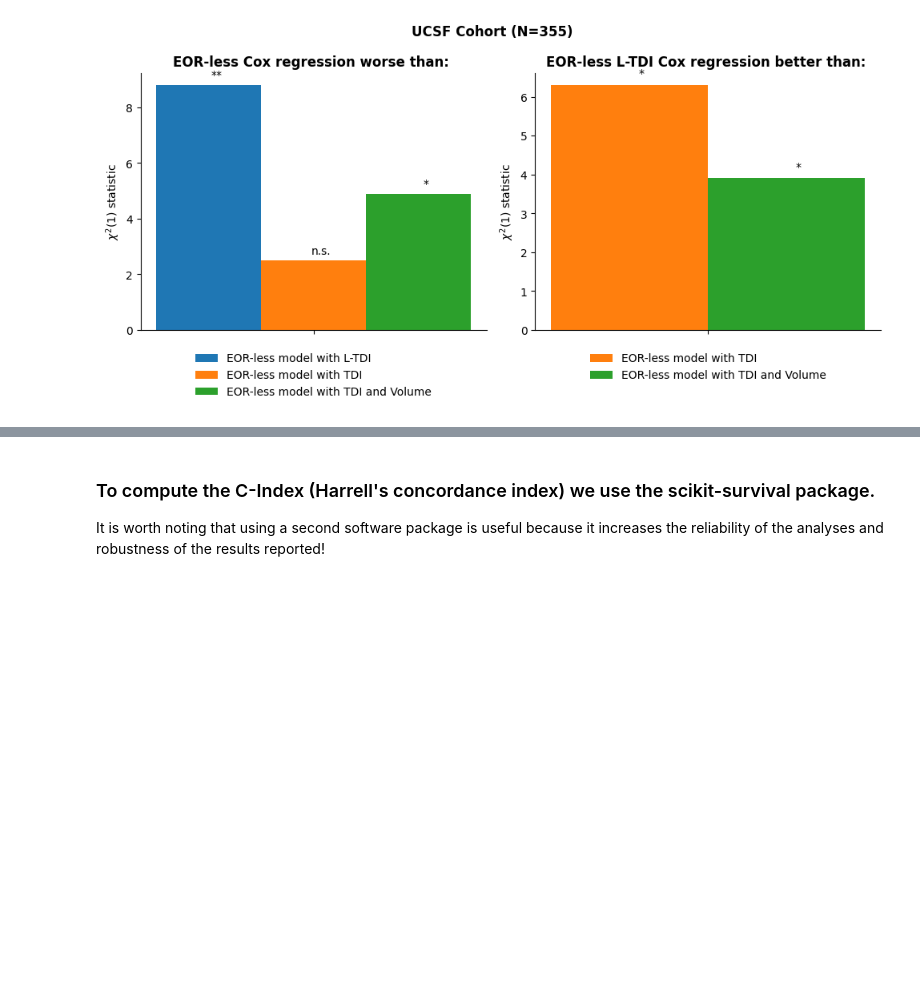
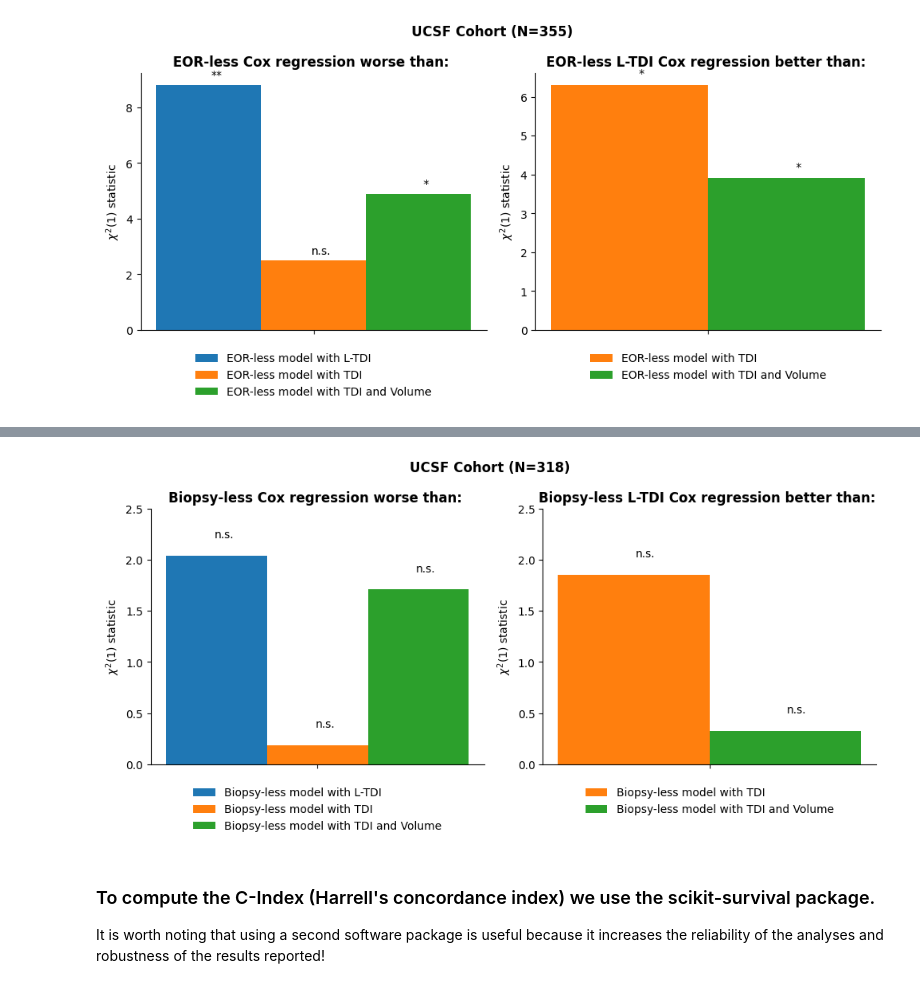
Before and after one commit to JoanSano/NormWM_4_Glioblastoma, a Jupyter notebook: UCSF-PDGM/multivariate_survival.ipynb, the cells around one changed output, grey strips where cells are left out. Cells and saved outputs as stored; diff of their text form; code cells hidden in the pictures; blank space fills up the shorter version.

Commit message:
added cox without biopsy extra

```diff
--- a/UCSF-PDGM/multivariate_survival.ipynb
+++ b/UCSF-PDGM/multivariate_survival.ipynb
@@ -684,3 +798,74 @@ fig.savefig(os.path.join(figs_folder, f"Cox-regression_without-EOR.{fmt}"), dpi=
+# %%
+def get_significance_marker(p):
+    if p < 0.001:
+        return "***"
+    elif p < 0.01:
+        return "**"
+    elif p < 0.05:
+        return "*"
+    else:
+        return "n.s."
+
+fig, ax = plt.subplots(1,2,figsize=(10, 5))
+bar_width = 0.2
+time_labels = [""]
+x = np.arange(len(time_labels))
+
+### Measuring the added value of tract density-based covariates
+model_labels = ["Biopsy-less model with L-TDI", "Biopsy-less model with TDI", "Biopsy-less model with TDI and Volume"]
+colors = ["tab:blue", "tab:orange", "tab:green"]
+llrs = np.array([
+    [chi2_LTDI, chi2_TDI, chi2_TDI_volume]
+])
+p_values = 1 - chi2.cdf(llrs, df=1)
+for i in range(len(model_labels)):
+    bars = ax[0].bar(x + i * bar_width, llrs[:, i], width=bar_width, label=model_labels[i], color=colors[i])
+    for j, bar in enumerate(bars):
+        height = bar.get_height()
+        significance = get_significance_marker(p_values[j, i])
+        ax[0].text(
+            bar.get_x() + bar.get_width() / 2 + 0.015,
+            height + 0.15,
+            significance,
+            ha="center", va="bottom", fontsize=10
+        )
+ax[0].set_ylim([0,2.5])
+ax[0].spines[["top","right"]].set_visible(False)
+ax[0].set_xticks(x + bar_width, time_labels)
+ax[0].set_ylabel(r'$\chi^2(1)$'+" statistic")
+ax[0].legend(frameon=False, loc="upper center", bbox_to_anchor=(0.5, -0.05))
+ax[0].set_title("Biopsy-less Cox regression worse than: ", fontweight='bold', fontsize=12)
+
+### L-TDI against the other two models
+model_labels = ["Biopsy-less model with TDI", "Biopsy-less model with TDI and Volume"]
+colors = ["tab:orange", "tab:green"]
+llrs = np.array([
+    [chi2_LTDI_better, chi2_LTDI_better_volume]
+])
+p_values = 1 - chi2.cdf(llrs, df=1)
+for i in range(len(model_labels)):
+    bars = ax[1].bar(x + i * bar_width, llrs[:, i], width=bar_width, label=model_labels[i], color=colors[i])
+    for j, bar in enumerate(bars):
+        height = bar.get_height()
+        significance = get_significance_marker(p_values[j, i])
+        ax[1].text(
+            bar.get_x() + bar.get_width() / 2 + 0.015,
+            height + 0.15,
+            significance,
+            ha="center", va="bottom", fontsize=10
+        )
+ax[1].set_ylim([0,2.5])
+ax[1].spines[["top","right"]].set_visible(False)
+ax[1].set_xticks(x + bar_width/2, time_labels)
+ax[1].set_ylabel(r'$\chi^2(1)$'+" statistic")
+ax[1].legend(frameon=False, loc="upper center", bbox_to_anchor=(0.5, -0.05))
+ax[1].set_title("Biopsy-less L-TDI Cox regression better than: ", fontweight='bold', fontsize=12)
+
+fig.suptitle(f"UCSF Cohort (N={len(data)})", fontsize=12, fontweight='bold')
+fig.tight_layout()
+fig.savefig(os.path.join(figs_folder, f"Cox-regression_without-biopsy.{fmt}"), dpi=dpi, format=fmt)
+# %% [output]
+[figure, added]
 # %% [markdown]
 ### To compute the C-Index (Harrell's concordance index) we use the scikit-survival package.
 
```
Also changed, not shown: parts of 3 cells of this notebook, 1 other file.
